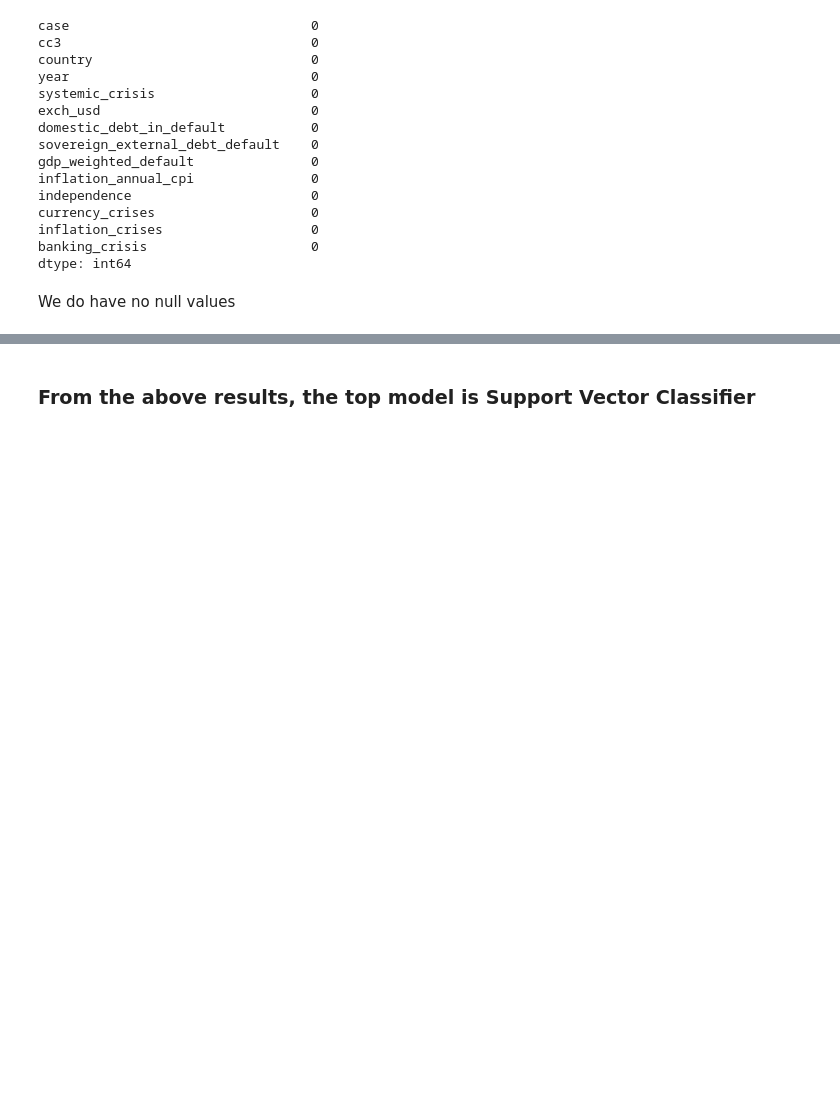
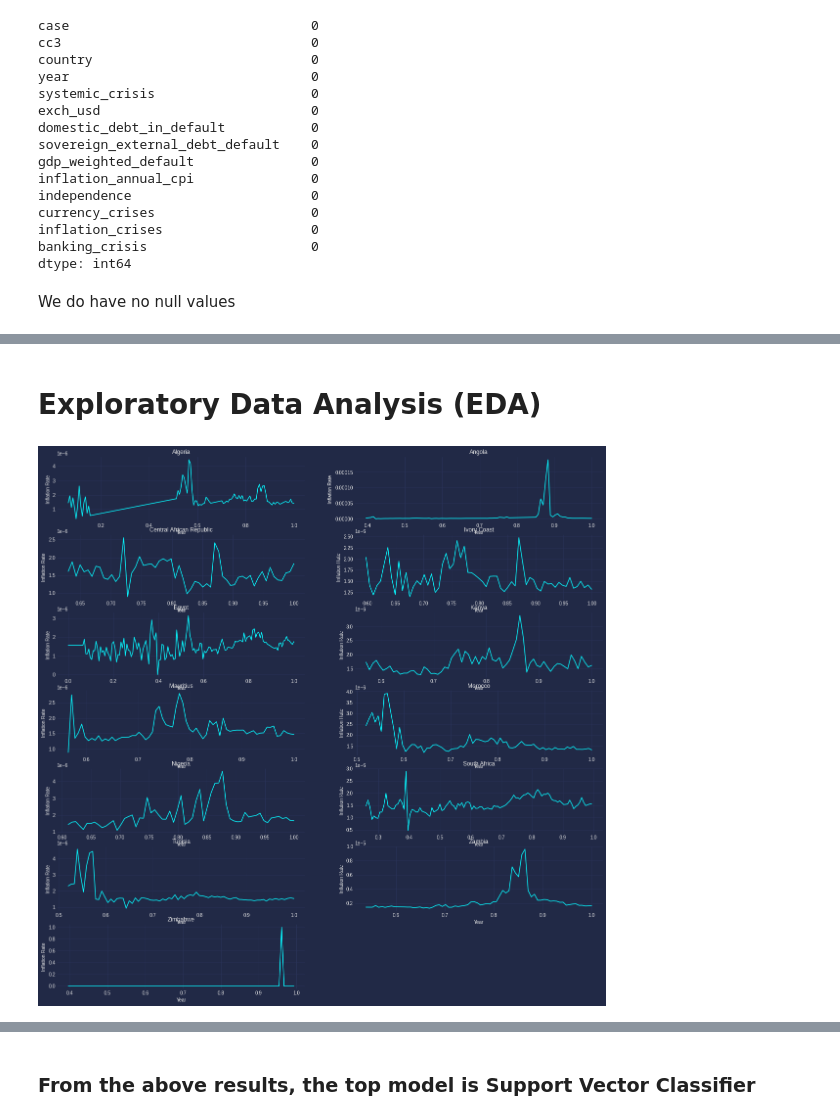
Before and after one commit to mehdy28/Financial_crisis_analysis_and_prediction, a Jupyter notebook: financial_crisis_analysis_and_prediction.ipynb, the cells around one changed output, grey strips where cells are left out. Saved outputs shown, nothing was run; the diff lists cells and outputs as text; code cells hidden in the pictures; blank space fills up the shorter version.

```diff
--- a/financial_crisis_analysis_and_prediction.ipynb
+++ b/financial_crisis_analysis_and_prediction.ipynb
@@ -108,4 +115,0 @@ countries =data.country.unique()
-# %%
-m = []
-for i in countries:
-  m.append(i)
@@ -145,3 +115,0 @@ TypeError: ignored
-# %%
-df = pd.DataFrame().assign(country=data['country'], inflation_annual_cpi=data['inflation_annual_cpi'], year =data['year'])
-print(df)
@@ -163,3 +115,0 @@ print(df)
-# %%
-df = data.melt(ignore_index=False, var_name="ticker", value_name="closing_price")
-df.head()
@@ -189,9 +115,0 @@ plt.show()
-# %%
-import matplotlib.pyplot as plt
-import mplcyberpunk
-plt.style.use('cyberpunk')
-plt.figure(figsize = (20,8))
-plt.plot(data.loc[data.country=='Egypt'].year,data.loc[data.country=='Egypt'].inflation_annual_cpi, marker = 'o')
-plt.plot(data.loc[data.country=='Algeria'].year,data.loc[data.country=='Algeria'].inflation_annual_cpi, marker = 'o')
-mplcyberpunk.add_glow_effects()
-plt.show()
@@ -294,0 +116,21 @@ df_bk=data.copy()
+# %% [markdown]
+# **Exploratory Data Analysis (EDA)**
+# %%
+#create subplots
+fig, axs = plt.subplots(round (len(df['country'].unique())//2) +1 , 2, figsize=(20,20))
+
+#loop through each country
+for i, country in enumerate(df['country'].unique()) :
+    #filter the dataframe for the current country
+    df_country = df[df['country'] == country]
+    #plot the inflation rate over time for the current country
+    axs[round(i//2), i%2].plot(df_country['year'], df_country['inflation_annual_cpi'])
+    axs[round(i//2), i%2].set_title(country)
+    axs[round(i//2), i%2].set_xlabel('Year')
+    axs[round(i//2), i%2].set_ylabel('Inflation Rate')
+#check if the last subplot is empty and delete it if it is
+if not axs[-1, -1].lines:  # if there are no lines in the last subplot, delete it
+    fig.delaxes(axs[-1, -1])  # delete the last subplot
+plt.show()
+# %% [output]
+[figure, added]
```
Also changed, not shown: parts of 45 cells of this notebook.
